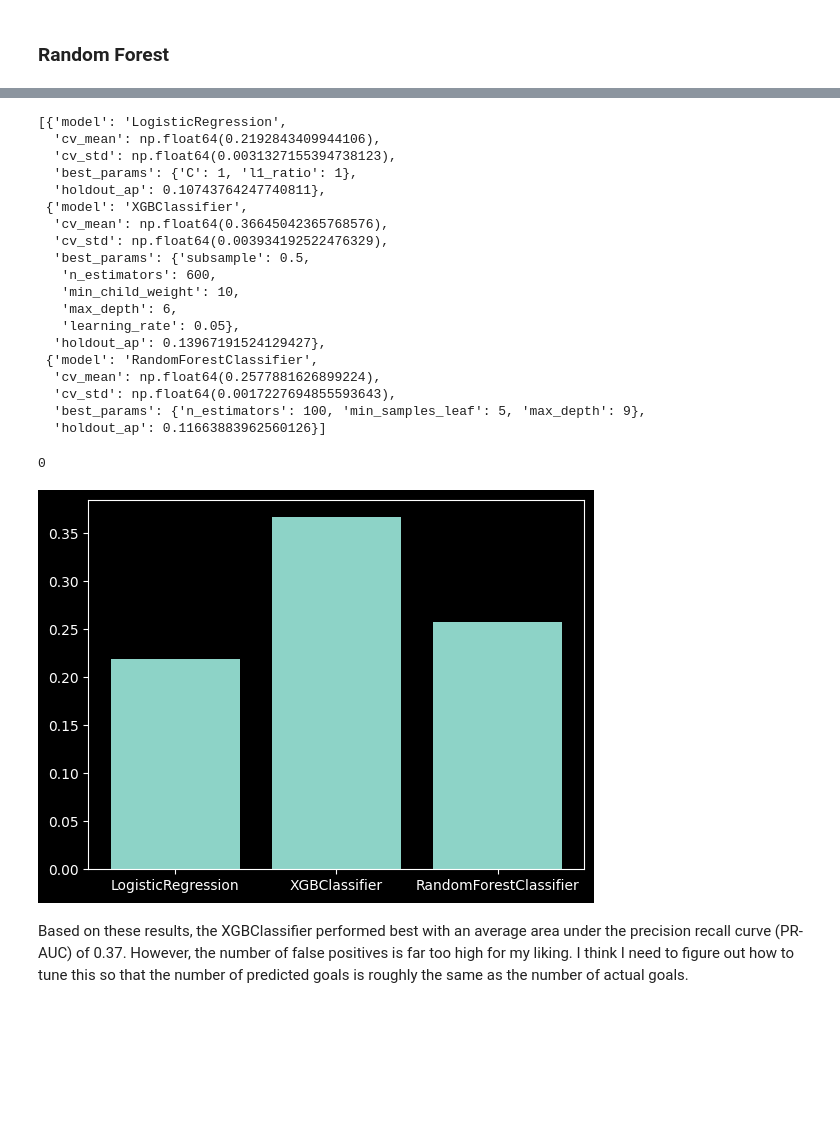
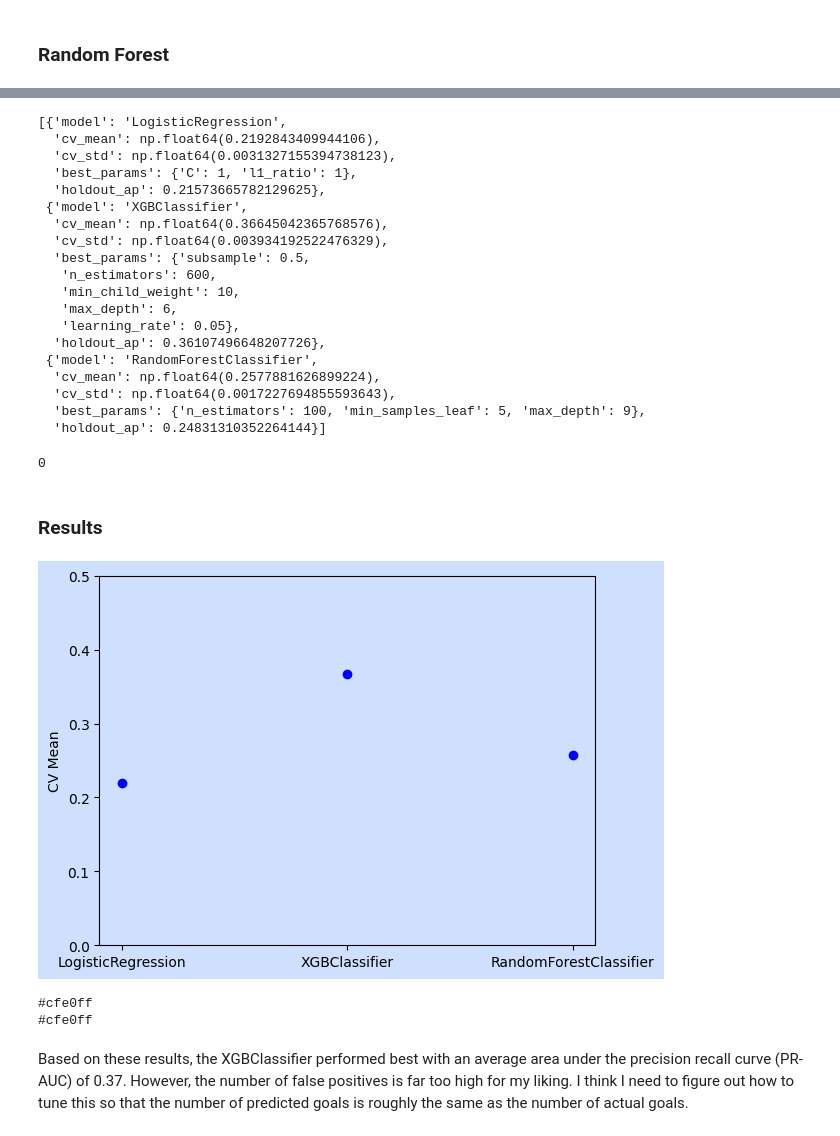
Before and after one commit to chrischoi7/nhl-shots, a Jupyter notebook: Modeling.ipynb, the cells around one changed output, grey strips where cells are left out. Saved outputs shown, nothing was run; the diff lists cells and outputs as text; code cells hidden in the pictures; blank space fills up the shorter version.

```diff
--- a/Modeling.ipynb
+++ b/Modeling.ipynb
@@ -20,2 +23,2 @@ warnings.filterwarnings("ignore")
 # %%
-df = pd.read_csv('data/clean/mp_shots_cleaner.csv')
+df = pd.read_csv('data\clean\mp_shots_cleaner.csv')
@@ -278,7 +283,7 @@ GridSearchCV(estimator=LogisticRegression(class_weight='balanced',
 # %%
 best_idx = logreg_search.best_index_
 best_model = logreg_search.best_estimator_
-logreg_test_pred = best_model.predict(X_test_scaled_encoded)
+logreg_test_pred = best_model.predict_proba(X_test_scaled_encoded)[:, 1]
 logreg_holdout_ap = average_precision_score(y_test, logreg_test_pred)
 
 results.append({
@@ -336,7 +341,7 @@ else:
 # %%
 best_idx = xgboost_search.best_index_
 best_model = xgboost_search.best_estimator_
-xgb_test_pred = best_model.predict(X_test_encoded)
+xgb_test_pred = best_model.predict_proba(X_test_encoded)[:, 1]
 xgb_holdout_ap = average_precision_score(y_test, xgb_test_pred)
 
 results.append({
@@ -411,7 +416,7 @@ else:
 best_idx = rf_search.best_index_
 
 best_model = rf_search.best_estimator_
-rf_test_pred = best_model.predict(X_test_encoded)
+rf_test_pred = best_model.predict_proba(X_test_encoded)[:, 1]
 rf_holdout_ap = average_precision_score(y_test, rf_test_pred)
 
 results.append({
@@ -438,7 +443,7 @@ results
   'cv_mean': np.float64(0.2192843409944106),
   'cv_std': np.float64(0.0031327155394738123),
   'best_params': {'C': 1, 'l1_ratio': 1},
-  'holdout_ap': 0.10743764247740811},
+  'holdout_ap': 0.21573665782129625},
  {'model': 'XGBClassifier',
   'cv_mean': np.float64(0.36645042365768576),
   'cv_std': np.float64(0.003934192522476329),
@@ -447,23 +452,31 @@ results
    'min_child_weight': 10,
    'max_depth': 6,
    'learning_rate': 0.05},
-  'holdout_ap': 0.13967191524129427},
+  'holdout_ap': 0.36107496648207726},
  {'model': 'RandomForestClassifier',
   'cv_mean': np.float64(0.2577881626899224),
   'cv_std': np.float64(0.0017227694855593643),
   'best_params': {'n_estimators': 100, 'min_samples_leaf': 5, 'max_depth': 9},
-  'holdout_ap': 0.11663883962560126}]
+  'holdout_ap': 0.24831310352264144}]
 # %%
 del rf_search
 import gc; gc.collect()
 # %% [output]
 0
+# %% [markdown]
+### Results
 # %%
 results_df = pd.DataFrame(results)
-plt.bar(results_df['model'], results_df['cv_mean'])
+plt.scatter(results_df['model'], results_df['cv_mean'], color='blue')
+plt.ylabel('CV Mean')
+plt.ylim([0,0.5])
 plt.show()
+print(plt.rcParams['figure.facecolor'])
+print(plt.rcParams['axes.facecolor'])
 # %% [output]
-[figure, old version]
+[figure, new version]
+#cfe0ff
+#cfe0ff
 # %% [markdown]
 Based on these results, the XGBClassifier performed best with an average area under the precision recall curve (PR-AUC) of 0.37. However, the number of false positives is far too high for my liking. I think I need to figure out how to tune this so that the number of predicted goals is roughly the same as the number of actual goals.
 # %%
```
Also changed, not shown: parts of 49 cells of this notebook.
